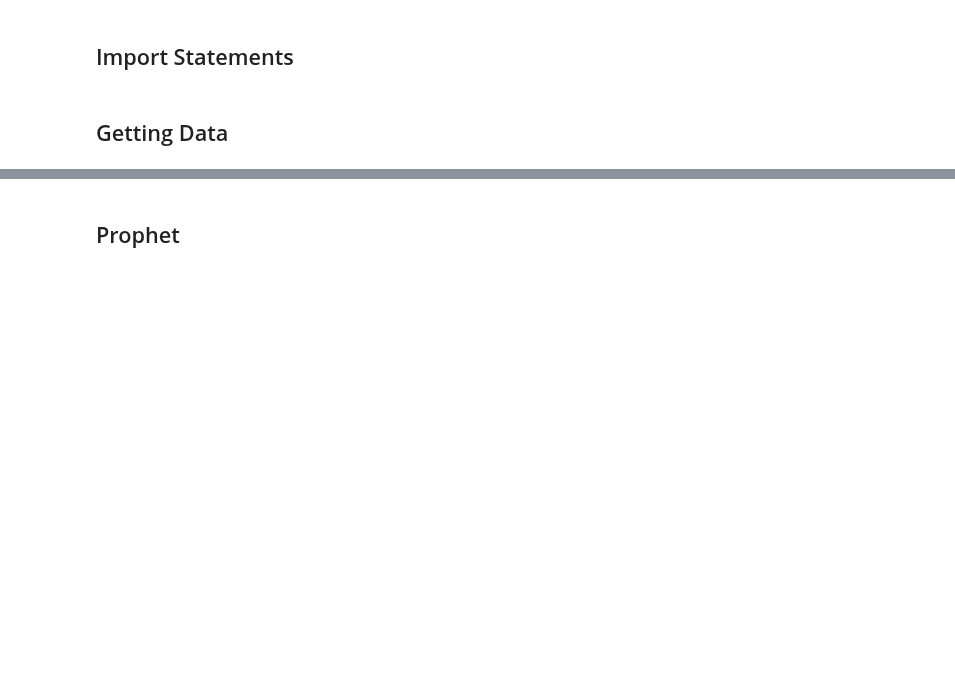
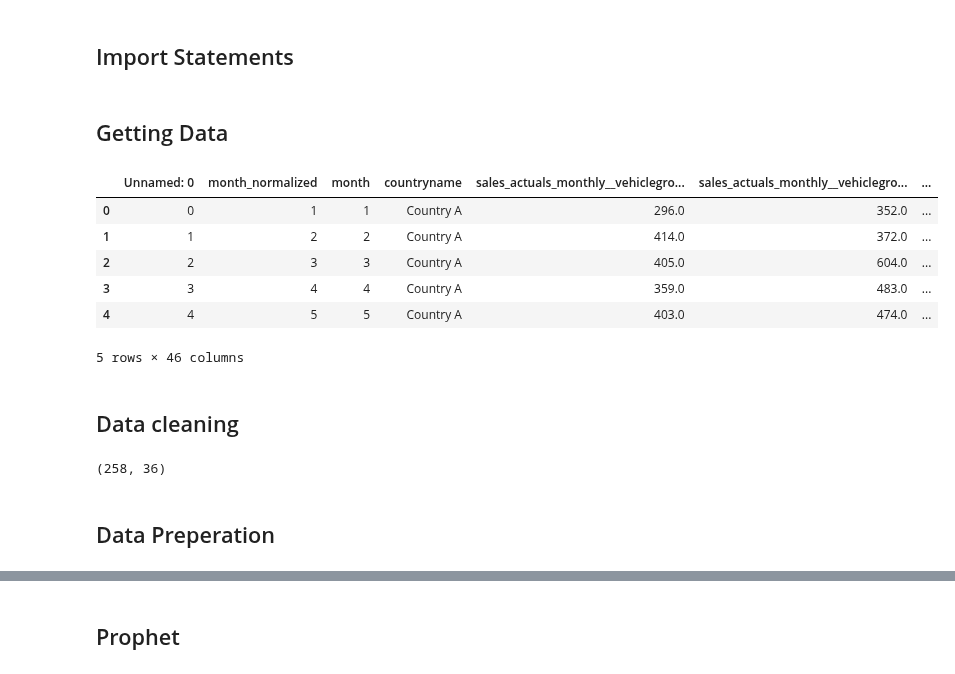
Before and after one commit to zuivu/porsche-forecast-sale, a Jupyter notebook: 24-01-31 Prediction.ipynb, the cells around one changed output, grey strips where cells are left out. Cells and saved outputs as stored; diff of their text form; code cells hidden in the pictures; blank space fills up the shorter version.

```diff
--- a/24-01-31 Prediction.ipynb
+++ b/24-01-31 Prediction.ipynb
@@ -12,2 +19,18 @@ import xgboost
 # %% [markdown]
 ## Getting Data
+# %%
+internal_data = pd.read_csv("./internal_data_13_09.csv")
+
+external_data = pd.DataFrame()
+# %%
+internal_data.head()
+# %% [output]
+|  | Unnamed: 0 | month_normalized | month | countryname | sales_actuals_monthly__vehiclegro... | sales_actuals_monthly__vehiclegro... | ... |
+| 0 | 0 | 1 | 1 | Country A | 296.0 | 352.0 | ... |
+| 1 | 1 | 2 | 2 | Country A | 414.0 | 372.0 | ... |
+| 2 | 2 | 3 | 3 | Country A | 405.0 | 604.0 | ... |
+| 3 | 3 | 4 | 4 | Country A | 359.0 | 483.0 | ... |
+| 4 | 4 | 5 | 5 | Country A | 403.0 | 474.0 | ... |
+5 rows × 46 columns
+# %% [markdown]
+## Data cleaning
@@ -13,0 +39,6 @@ import xgboost
+# %%
+internal_data.shape
+# %% [output]
+(258, 36)
+# %% [markdown]
+## Data Preperation
```
Also changed, not shown: parts of 22 cells of this notebook.
